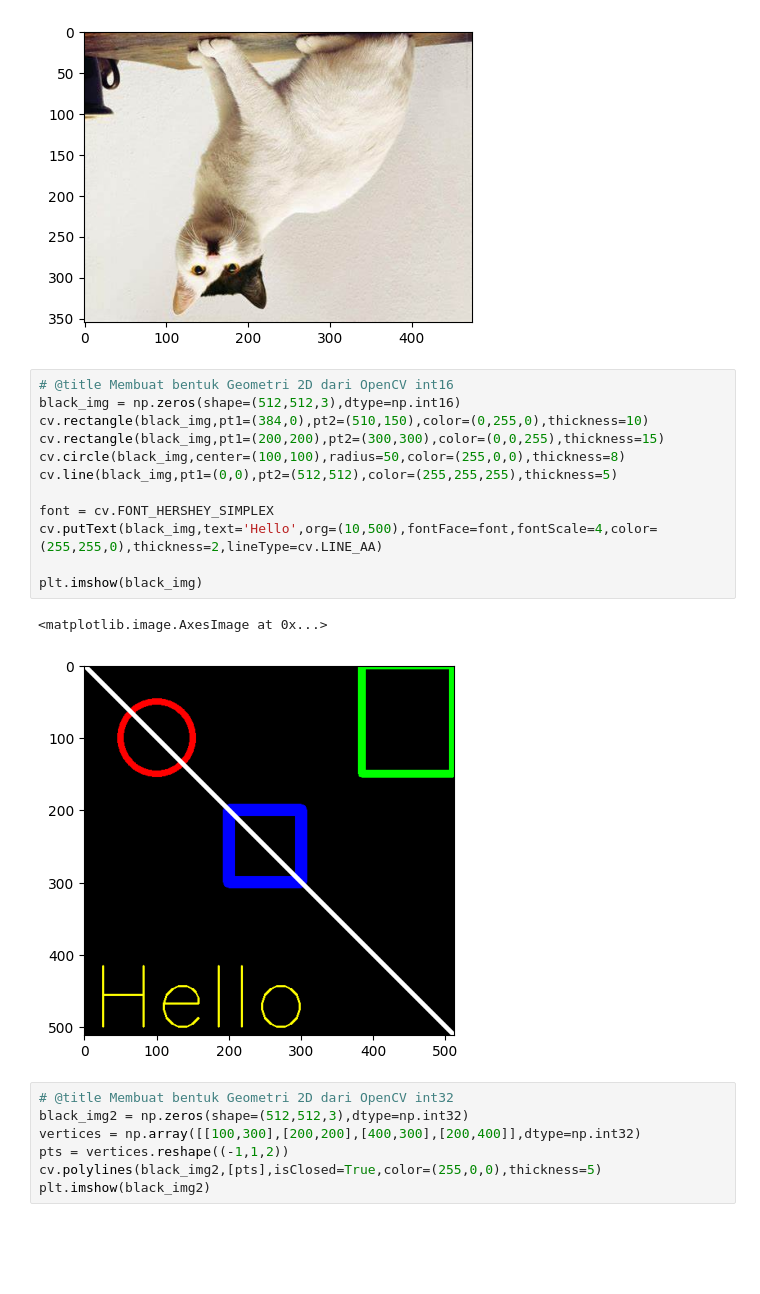
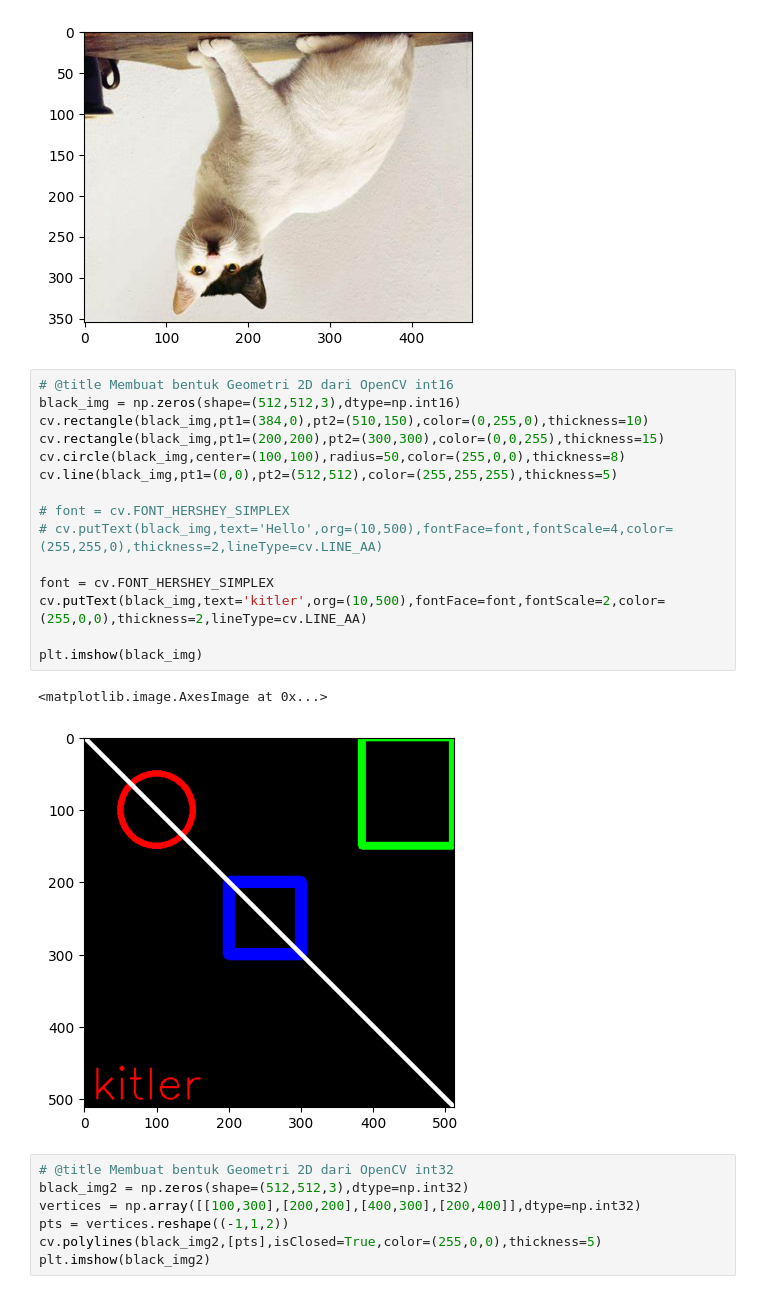
Before and after one commit to mkemaln/PCVK_M-Kemal-Nugraha_3D, a Jupyter notebook: Week2.ipynb, the cells around one changed output. Cells and saved outputs as stored; diff of their text form; blank space fills up the shorter version.

```diff
--- a/Week2.ipynb
+++ b/Week2.ipynb
@@ -61,18 +61,21 @@ ax.imshow(img5)
 # %%
 # @title Membuat bentuk Geometri 2D dari OpenCV int16
 black_img = np.zeros(shape=(512,512,3),dtype=np.int16)
 cv.rectangle(black_img,pt1=(384,0),pt2=(510,150),color=(0,255,0),thickness=10)
 cv.rectangle(black_img,pt1=(200,200),pt2=(300,300),color=(0,0,255),thickness=15)
 cv.circle(black_img,center=(100,100),radius=50,color=(255,0,0),thickness=8)
 cv.line(black_img,pt1=(0,0),pt2=(512,512),color=(255,255,255),thickness=5)
 
+# font = cv.FONT_HERSHEY_SIMPLEX
+# cv.putText(black_img,text='Hello',org=(10,500),fontFace=font,fontScale=4,color=(255,255,0),thickness=2,lineType=cv.LINE_AA)
+
 font = cv.FONT_HERSHEY_SIMPLEX
-cv.putText(black_img,text='Hello',org=(10,500),fontFace=font,fontScale=4,color=(255,255,0),thickness=2,lineType=cv.LINE_AA)
+cv.putText(black_img,text='kitler',org=(10,500),fontFace=font,fontScale=2,color=(255,0,0),thickness=2,lineType=cv.LINE_AA)
 
 plt.imshow(black_img)
 # %% [output]
 <matplotlib.image.AxesImage at 0x...>
-[figure, old version]
+[figure, new version]
 # %%
 # @title Membuat bentuk Geometri 2D dari OpenCV int32
 black_img2 = np.zeros(shape=(512,512,3),dtype=np.int32)
```
Also changed, not shown: parts of 6 cells of this notebook.
